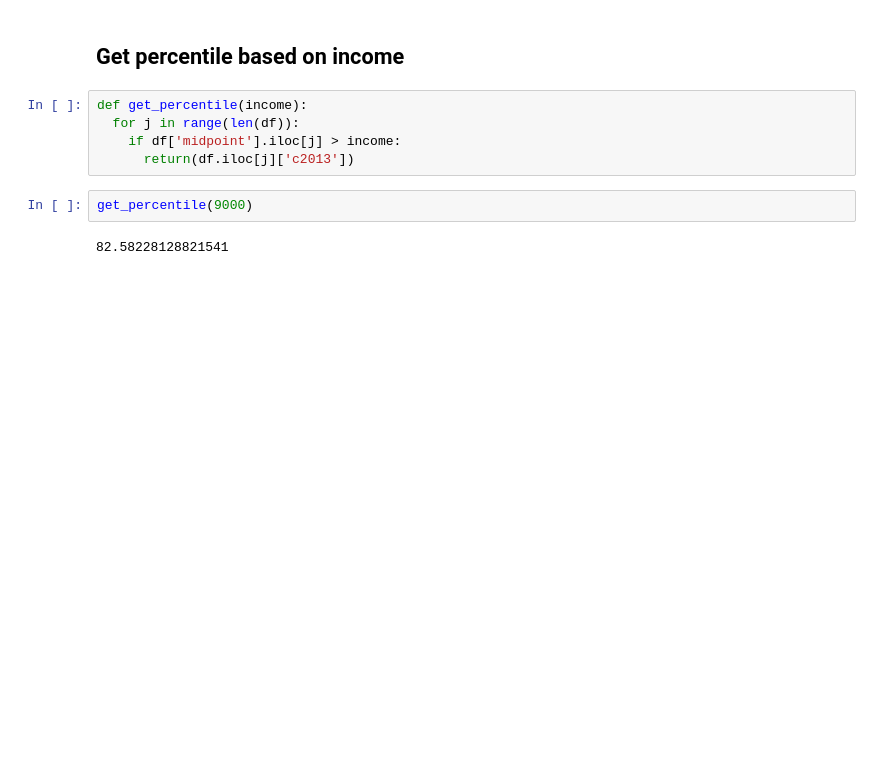
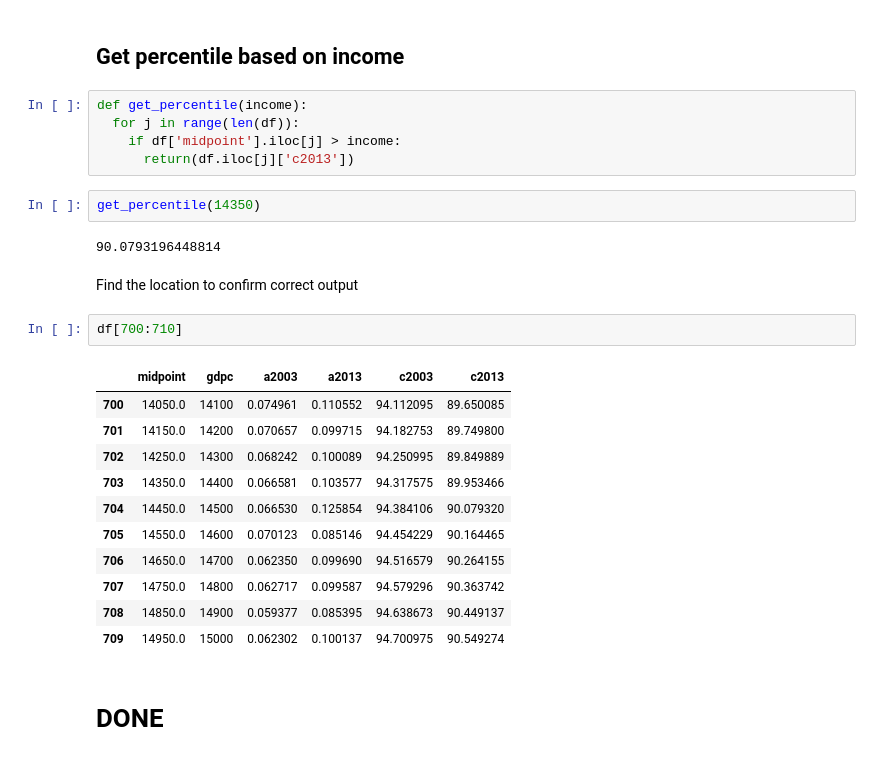
Before and after one commit to whyboris/Global-Income-Distribution, a Jupyter notebook: global_income_distribution.ipynb, the cells around one changed output. Drawn from its saved outputs; the diff is of its cells as text; blank space fills up the shorter version.

```diff
--- a/global_income_distribution.ipynb
+++ b/global_income_distribution.ipynb
@@ -131,6 +144,24 @@ def get_percentile(income):
     if df['midpoint'].iloc[j] > income:
       return(df.iloc[j]['c2013'])
 # %%
-get_percentile(9000)
+get_percentile(14350)
 # %% [output]
-82.58228128821541
+90.0793196448814
+# %% [markdown]
+Find the location to confirm correct output
+# %%
+df[700:710]
+# %% [output]
+|  | midpoint | gdpc | a2003 | a2013 | c2003 | c2013 |
+| 700 | 14050.0 | 14100 | 0.074961 | 0.110552 | 94.112095 | 89.650085 |
+| 701 | 14150.0 | 14200 | 0.070657 | 0.099715 | 94.182753 | 89.749800 |
+| 702 | 14250.0 | 14300 | 0.068242 | 0.100089 | 94.250995 | 89.849889 |
+| 703 | 14350.0 | 14400 | 0.066581 | 0.103577 | 94.317575 | 89.953466 |
+| 704 | 14450.0 | 14500 | 0.066530 | 0.125854 | 94.384106 | 90.079320 |
+| 705 | 14550.0 | 14600 | 0.070123 | 0.085146 | 94.454229 | 90.164465 |
+| 706 | 14650.0 | 14700 | 0.062350 | 0.099690 | 94.516579 | 90.264155 |
+| 707 | 14750.0 | 14800 | 0.062717 | 0.099587 | 94.579296 | 90.363742 |
+| 708 | 14850.0 | 14900 | 0.059377 | 0.085395 | 94.638673 | 90.449137 |
+| 709 | 14950.0 | 15000 | 0.062302 | 0.100137 | 94.700975 | 90.549274 |
+# %% [markdown]
+# DONE
```
Also changed, not shown: parts of 2 cells of this notebook, 1 other file.
